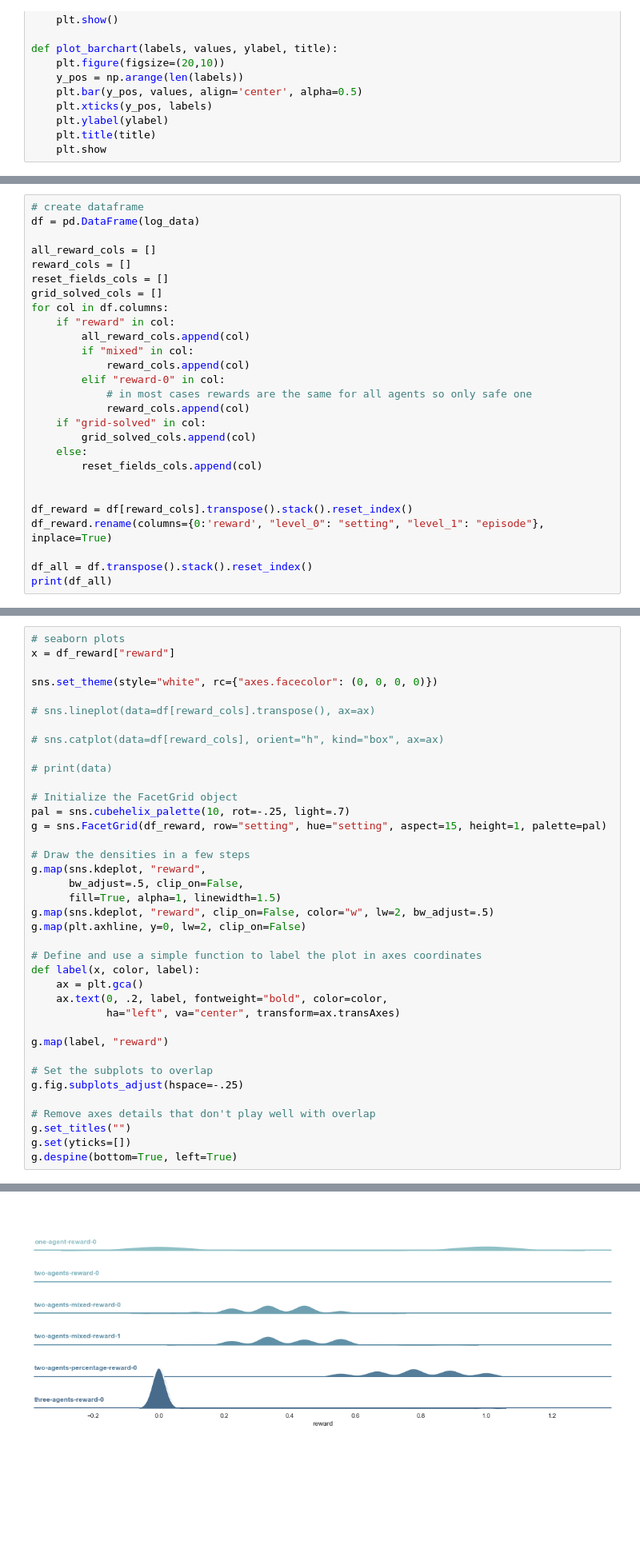
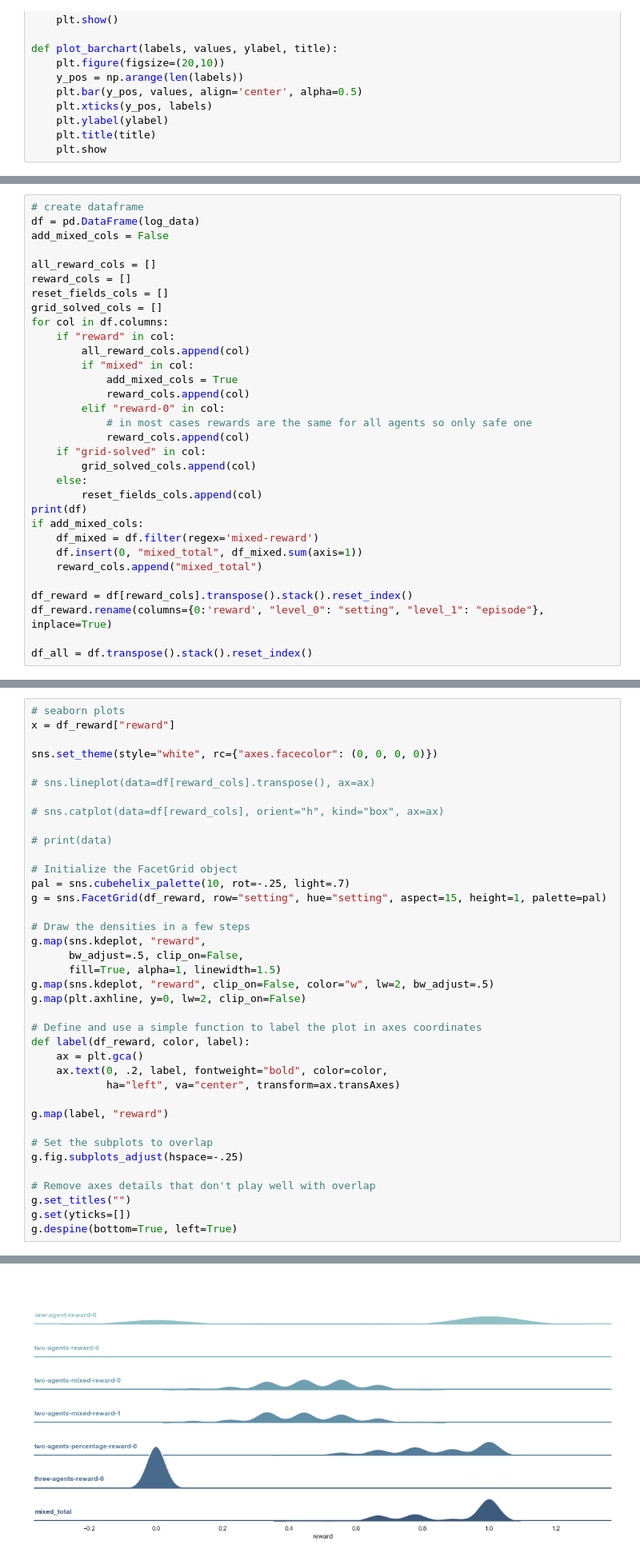
Before and after one commit to zarahz/MARL-and-Markets, a Jupyter notebook: Coloring_with_CAP/plots.ipynb, the cells around one changed output, grey strips where cells are left out. Shown at 80% size. Cells and saved outputs as stored; diff of their text form; blank space fills up the shorter version.

Commit message:
fixed step count and created new plots

```diff
--- a/Coloring_with_CAP/plots.ipynb
+++ b/Coloring_with_CAP/plots.ipynb
@@ -172,6 +177,7 @@ plot_data("grid-solved", "solved grid (100% coloration) with various agents and
 # %%
 # create dataframe
 df = pd.DataFrame(log_data)
+add_mixed_cols = False
 
 all_reward_cols = []
 reward_cols = []
@@ -181,6 +187,7 @@ for col in df.columns:
     if "reward" in col:
         all_reward_cols.append(col)
         if "mixed" in col:
+            add_mixed_cols = True
             reward_cols.append(col)
         elif "reward-0" in col:
             # in most cases rewards are the same for all agents so only safe one
@@ -189,11 +196,14 @@ for col in df.columns:
         grid_solved_cols.append(col)
     else:
         reset_fields_cols.append(col)
-
+print(df)
+if add_mixed_cols:
+    df_mixed = df.filter(regex='mixed-reward')
+    df.insert(0, "mixed_total", df_mixed.sum(axis=1))
+    reward_cols.append("mixed_total")
 
 df_reward = df[reward_cols].transpose().stack().reset_index()
 df_reward.rename(columns={0:'reward', "level_0": "setting", "level_1": "episode"}, inplace=True)
 
 df_all = df.transpose().stack().reset_index()
-print(df_all)
 # %% [output]
@@ -258,32 +255,32 @@ sns.set_theme(style="white", rc={"axes.facecolor": (0, 0, 0, 0)})
 
 # print(data)
 
 # Initialize the FacetGrid object
 pal = sns.cubehelix_palette(10, rot=-.25, light=.7)
 g = sns.FacetGrid(df_reward, row="setting", hue="setting", aspect=15, height=1, palette=pal)
 
 # Draw the densities in a few steps
 g.map(sns.kdeplot, "reward",
       bw_adjust=.5, clip_on=False,
       fill=True, alpha=1, linewidth=1.5)
 g.map(sns.kdeplot, "reward", clip_on=False, color="w", lw=2, bw_adjust=.5)
 g.map(plt.axhline, y=0, lw=2, clip_on=False)
 
 # Define and use a simple function to label the plot in axes coordinates
-def label(x, color, label):
+def label(df_reward, color, label):
     ax = plt.gca()
     ax.text(0, .2, label, fontweight="bold", color=color,
             ha="left", va="center", transform=ax.transAxes)
 
 g.map(label, "reward")
 
 # Set the subplots to overlap
 g.fig.subplots_adjust(hspace=-.25)
 
 # Remove axes details that don't play well with overlap
 g.set_titles("")
 g.set(yticks=[])
 g.despine(bottom=True, left=True)
 # %% [output]
 <seaborn.axisgrid.FacetGrid at 0x...>
-[figure, old version]
+[figure, new version]
```
Also changed, not shown: parts of 8 cells of this notebook, 7 other files.
